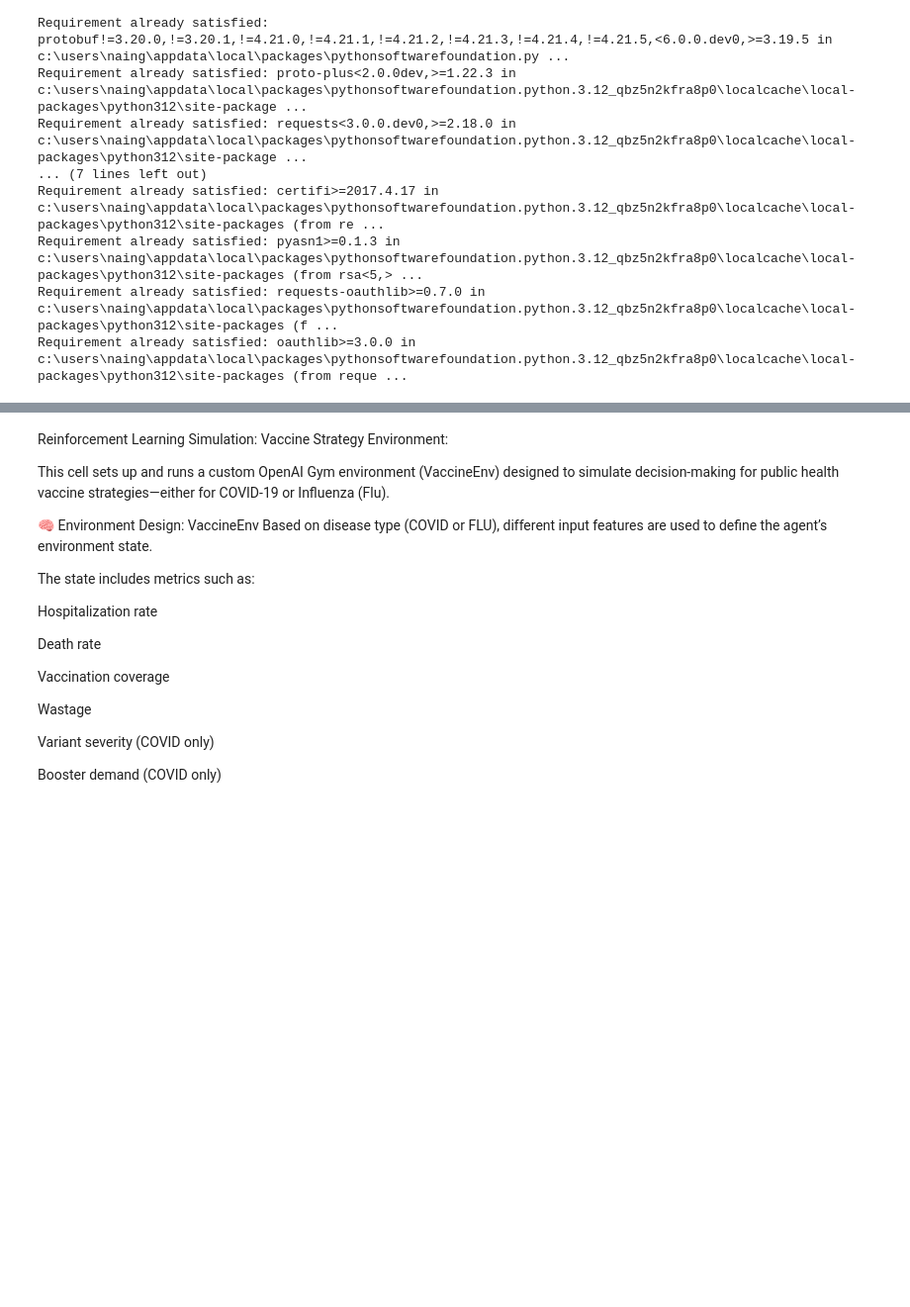
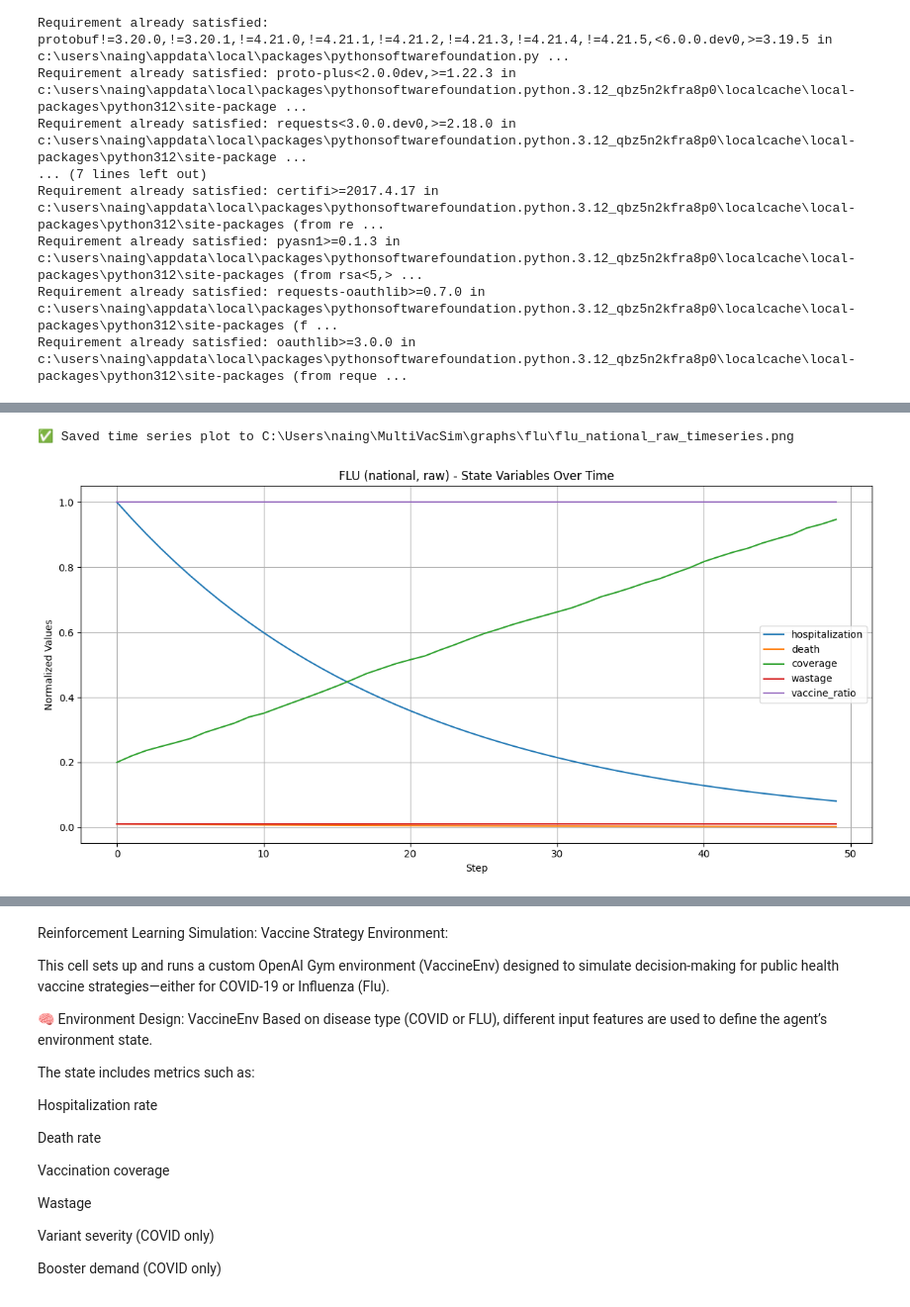
Before and after one commit to Codingjackking/MultiVacSim, a Jupyter notebook: models/training.ipynb, the cells around one changed output, grey strips where cells are left out. Shown at 99% size. Cells and saved outputs as stored; diff of their text form; code cells hidden in the pictures; blank space fills up the shorter version.

```diff
--- a/models/training.ipynb
+++ b/models/training.ipynb
@@ -587,0 +816,40 @@ plt.show()
+# %%
+import matplotlib.pyplot as plt
+
+def plot_time_series(states, disease_type, geo_level, data_level):
+    states = np.array(states)  # shape: (steps, state_dim)
+    labels = ["hospitalization", "death", "coverage", "wastage", "vaccine_ratio", "dose_rate"]
+    steps = range(len(states))
+
+    plt.figure(figsize=(12, 6))
+    for i in range(states.shape[1]):
+        plt.plot(steps, states[:, i], label=labels[i])
+
+    plt.title(f"{disease_type} ({geo_level}, {data_level}) - State Variables Over Time")
+    plt.xlabel("Step")
+    plt.ylabel("Normalized Values")
+    plt.legend()
+    plt.grid(True)
+    plt.tight_layout()
+
+    disease_folder = os.path.join(base_graph_dir, disease.lower())  # e.g., "covid" or "flu"
+    graph_filename = f"{disease.lower()}_{geo_level}_{data_level.lower()}_timeseries.png"
+    output_file = os.path.join(disease_folder, graph_filename)
+
+    plt.savefig(output_file)
+    print(f"✅ Saved time series plot to {output_file}")
+    plt.show()
+# %%
+state_trace = []
+state = env.reset()
+for _ in range(50):
+    state_trace.append(state)
+    action = env.action_space.sample()
+    state, _, done, _ = env.step(action)
+    if done:
+        break
+
+plot_time_series(state_trace, disease_type=disease, geo_level=geo_level, data_level=data_level)
+# %% [output]
+✅ Saved time series plot to C:\Users\naing\MultiVacSim\graphs\flu\flu_national_raw_timeseries.png
+[figure, added]
```
Also changed, not shown: parts of 13 cells of this notebook, 16 other files.
